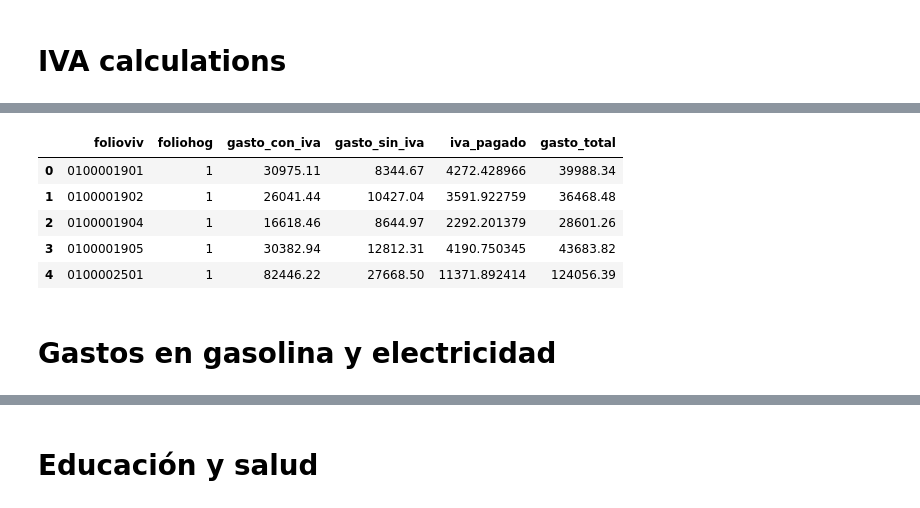
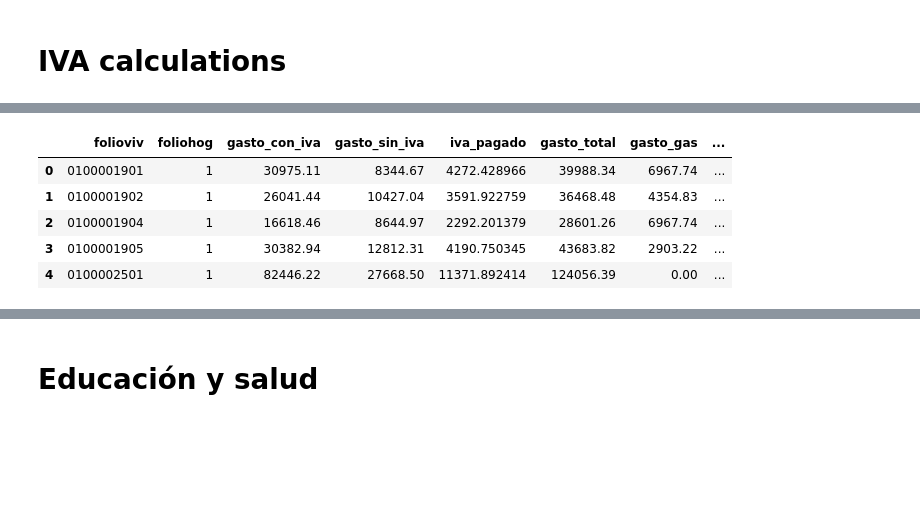
Before and after one commit to JesusSanchezM/3.-Mapping-the-Fiscal-Burden, a Jupyter notebook: fiscal_incidence_project/notebooks/02_post_fiscal_final_income.ipynb, the cells around one changed output, grey strips where cells are left out. Drawn from its saved outputs; the diff is of its cells as text; code cells hidden in the pictures; blank space fills up the shorter version.

```diff
--- a/fiscal_incidence_project/notebooks/02_post_fiscal_final_income.ipynb
+++ b/fiscal_incidence_project/notebooks/02_post_fiscal_final_income.ipynb
@@ -337,39 +365,62 @@ df_gastos_2024["gasto_iva"] = np.where(
 df_gastos_2024["gasto_no_iva"] = np.where(
     df_gastos_2024["lleva_iva"] == 0,
     df_gastos_2024["gasto_tri"],
     0
 )
 
 # ==========================================================
+# Gasto en electricidad y en gasolina
+# ==========================================================
+
+df_gastos_2024["gasto_gas"] = np.where(
+    df_gastos_2024["clave"].isin([
+        "072210",  # Diésel
+        "072221",  # Gasolina magna, regular (bajo octanaje)
+        "072222",  # Gasolina premium (alto octanaje)
+        "072230"   # Otros combustibles: gas LP, electricidad, etc.
+    ]),
+    df_gastos_2024["gasto_tri"],
+    0
+)
+
+df_gastos_2024["electricity"] = np.where(
+    df_gastos_2024["clave"] == "045100",	#Energía eléctrica
+    df_gastos_2024["gasto_tri"],
+    0
+)
+
+
+# ==========================================================
 # IVA pagado (16% incluido en el precio)
 # ==========================================================
 
 FACTOR_IVA = 16 / 116
 
 df_gastos_2024["iva_pagado"] = df_gastos_2024["gasto_iva"] * FACTOR_IVA
 
 # ==========================================================
 # Resumen por hogar
 # ==========================================================
 
 iva_hogar_2024 = (
     df_gastos_2024
     .groupby(["folioviv", "foliohog"], as_index=False)
     .agg(
         gasto_con_iva=("gasto_iva", "sum"),
         gasto_sin_iva=("gasto_no_iva", "sum"),
         iva_pagado=("iva_pagado", "sum"),
-        gasto_total=("gasto_tri", "sum")
+        gasto_total=("gasto_tri", "sum"),
+        gasto_gas = ("gasto_gas", "sum"),
+        gasto_electricity = ("electricity", "sum")
     )
+    .assign(year=2024)
 )
 
 iva_hogar_2024.head()
 # %% [output]
-|  | folioviv | foliohog | gasto_con_iva | gasto_sin_iva | iva_pagado | gasto_total |
-| 0 | 0100001901 | 1 | 30975.11 | 8344.67 | 4272.428966 | 39988.34 |
-| 1 | 0100001902 | 1 | 26041.44 | 10427.04 | 3591.922759 | 36468.48 |
-| 2 | 0100001904 | 1 | 16618.46 | 8644.97 | 2292.201379 | 28601.26 |
-| 3 | 0100001905 | 1 | 30382.94 | 12812.31 | 4190.750345 | 43683.82 |
-| 4 | 0100002501 | 1 | 82446.22 | 27668.50 | 11371.892414 | 124056.39 |
+|  | folioviv | foliohog | gasto_con_iva | gasto_sin_iva | iva_pagado | gasto_total | gasto_gas | ... |
+| 0 | 0100001901 | 1 | 30975.11 | 8344.67 | 4272.428966 | 39988.34 | 6967.74 | ... |
+| 1 | 0100001902 | 1 | 26041.44 | 10427.04 | 3591.922759 | 36468.48 | 4354.83 | ... |
+| 2 | 0100001904 | 1 | 16618.46 | 8644.97 | 2292.201379 | 28601.26 | 6967.74 | ... |
+| 3 | 0100001905 | 1 | 30382.94 | 12812.31 | 4190.750345 | 43683.82 | 2903.22 | ... |
+| 4 | 0100002501 | 1 | 82446.22 | 27668.50 | 11371.892414 | 124056.39 | 0.00 | ... |
-# %% [markdown]
-# Gastos en gasolina y electricidad
```
Also changed, not shown: parts of 11 cells of this notebook, 5 other files.
